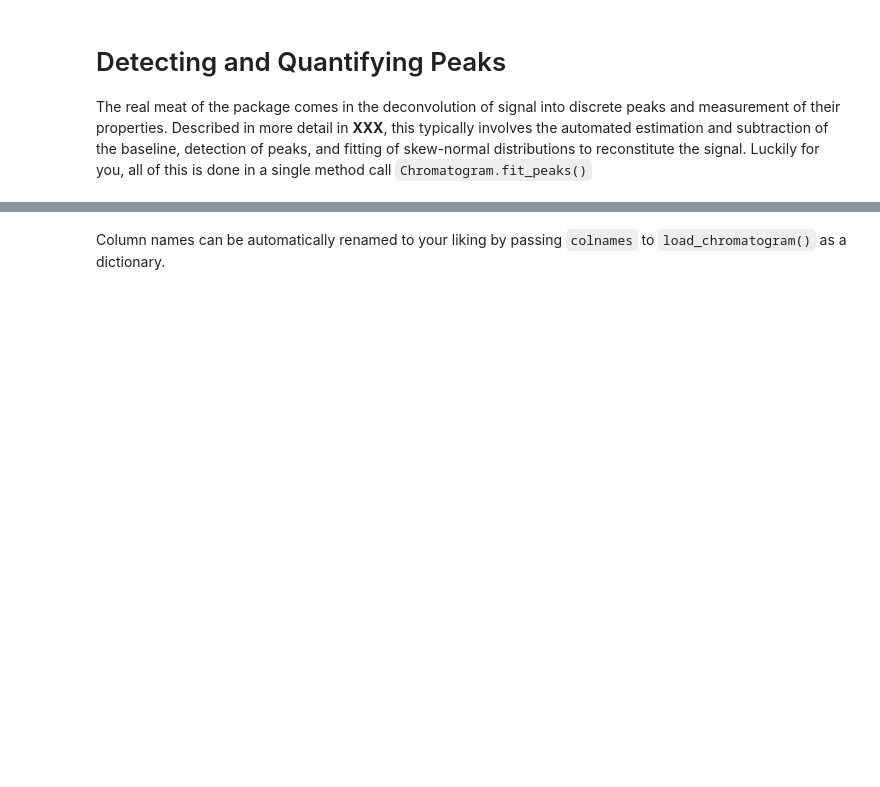
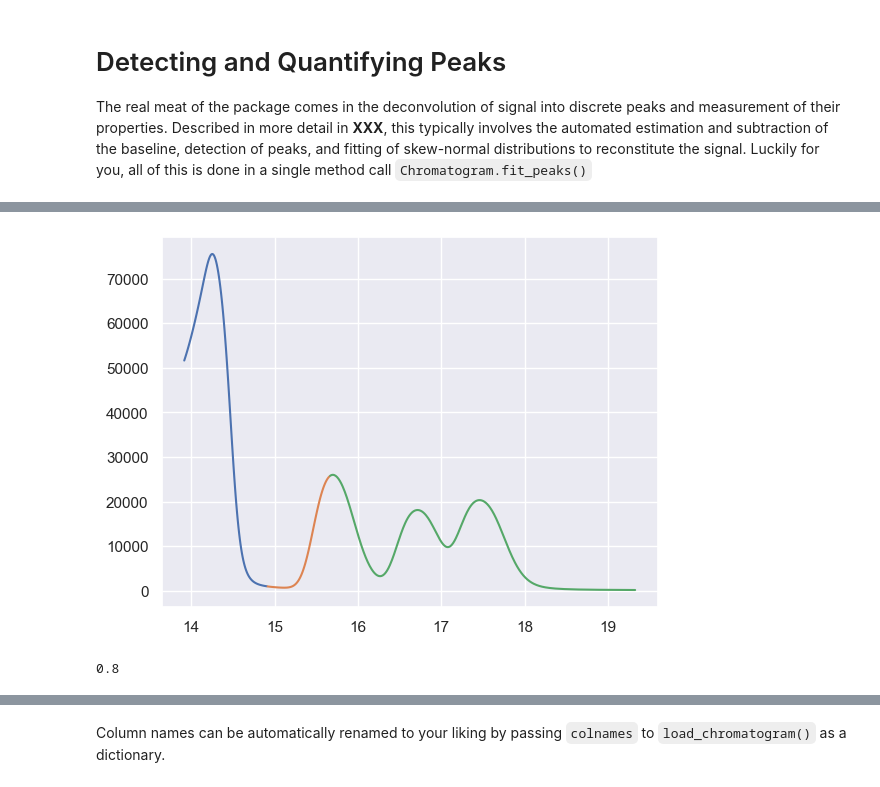
Before and after one commit to cremerlab/hplc-py, a Jupyter notebook: docs/source/getting_started/quickstart.ipynb, the cells around one changed output, grey strips where cells are left out. Cells and saved outputs as stored; diff of their text form; code cells hidden in the pictures; blank space fills up the shorter version.

Commit message:
Working on a smarter mechanism for identification of peak window definition if the user provides manual peak locations

```diff
--- a/docs/source/getting_started/quickstart.ipynb
+++ b/docs/source/getting_started/quickstart.ipynb
@@ -87,3 +93,13 @@ chrom.show()
+# %%
+import matplotlib.pyplot as plt
+for g, d in chrom.window_df.groupby(['window_idx']):
+    plt.plot(d['time'], d['signal'])
+# %% [output]
+[figure, added]
+# %%
+100 * 0.008
+# %% [output]
+0.8
 # %%
 ikfig, ax = chrom.show()
 ax.set_xlim(10, 20)
```
Also changed, not shown: parts of 7 cells of this notebook, 1 other file.
